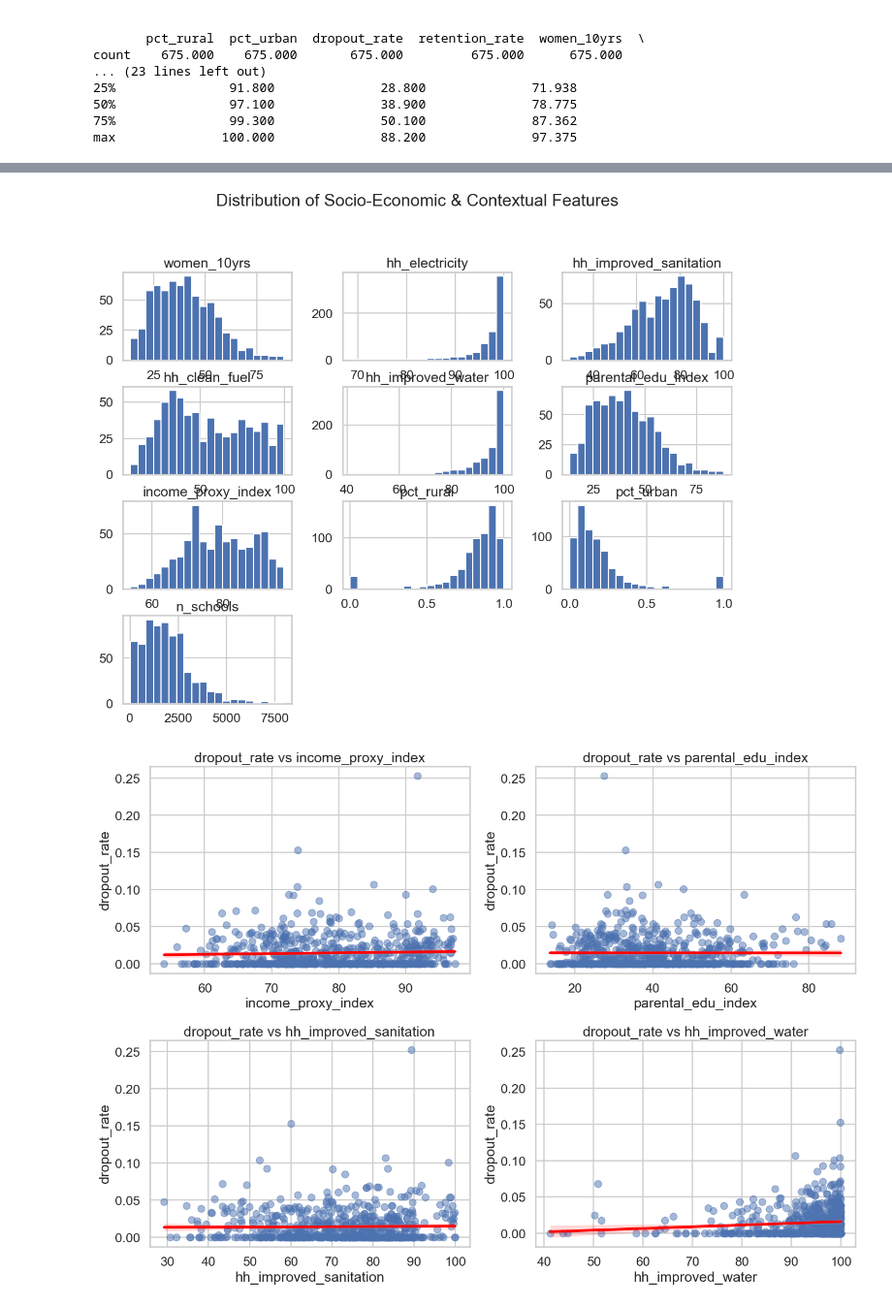
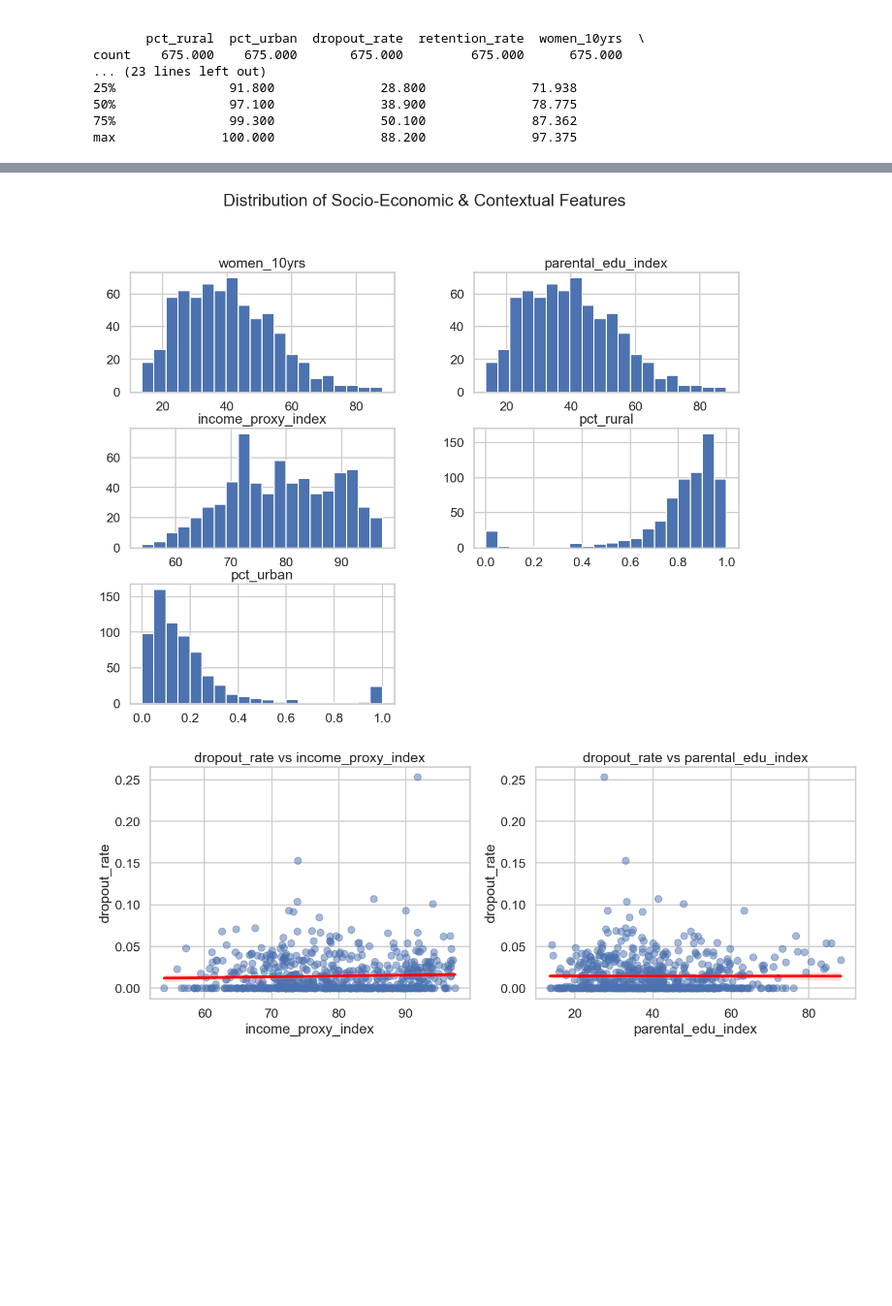
Before and after one commit to exoexo-1/Datathon---Data-analysis-hackathon, a Jupyter notebook: data analysis parental and household.ipynb, the cells around one changed output, grey strips where cells are left out. Shown at 97% size. Cells and saved outputs as stored; diff of their text form; code cells hidden in the pictures; blank space fills up the shorter version.

```diff
--- a/data analysis parental and household.ipynb
+++ b/data analysis parental and household.ipynb
@@ -496,6 +496,8 @@ count    675.000    675.000       675.000         675.000      675.000
 max              100.000              88.200              97.375
 # %%
 final_dist.to_csv('cleaned_analysis_data_parental.csv', index=False)
+# %%
+final_dist=pd.read_csv('cleaned_analysis_data_parental.csv')
 # %%
 # ================================================================
 # STEP 1: SANITY CHECK & DATA READINESS
@@ -509,10 +511,8 @@ print("Employment columns detected:", emp_cols)
 
 # Define feature set
 features = [
-    'women_10yrs',
-    'hh_electricity', 'hh_improved_sanitation',
-    'hh_clean_fuel', 'hh_improved_water'
-] + emp_cols + ['pct_rural', 'pct_urban', 'n_schools']
+    'women_10yrs'
+] + emp_cols + ['pct_rural', 'pct_urban']
 
 target = 'dropout_rate'
 
@@ -537,32 +537,31 @@ Columns used: ['dropout_rate', 'women_10yrs', 'hh_electricity', 'hh_improved_san
 # %%
 # ================================================================
 # STEP 2: EDA - DISTRIBUTIONS & RELATIONSHIPS
 # ================================================================
 import seaborn as sns
 import matplotlib.pyplot as plt
 
 sns.set(style="whitegrid", context="talk")
 
 # Histograms for household features
 model_df[features].hist(figsize=(14, 10), bins=20)
 plt.suptitle("Distribution of Socio-Economic & Contextual Features", y=1.02)
 plt.show()
 
 # Dropout vs Key Predictors
 key_pairs = [
     ('income_proxy_index', 'dropout_rate'),
     ('parental_edu_index', 'dropout_rate'),
-    ('hh_improved_sanitation', 'dropout_rate'),
-    ('hh_improved_water', 'dropout_rate')
+
 ]
 
 plt.figure(figsize=(14, 10))
 for i, (x, y) in enumerate(key_pairs, 1):
     plt.subplot(2, 2, i)
     sns.regplot(data=model_df, x=x, y=y, scatter_kws={'alpha':0.5}, line_kws={'color':'red'})
     plt.title(f"{y} vs {x}")
 plt.tight_layout()
 plt.show()
 # %% [output]
-[figure, old version]
+[figure, new version]
-[figure, old version]
+[figure, new version]
```
Also changed, not shown: parts of 7 cells of this notebook.
